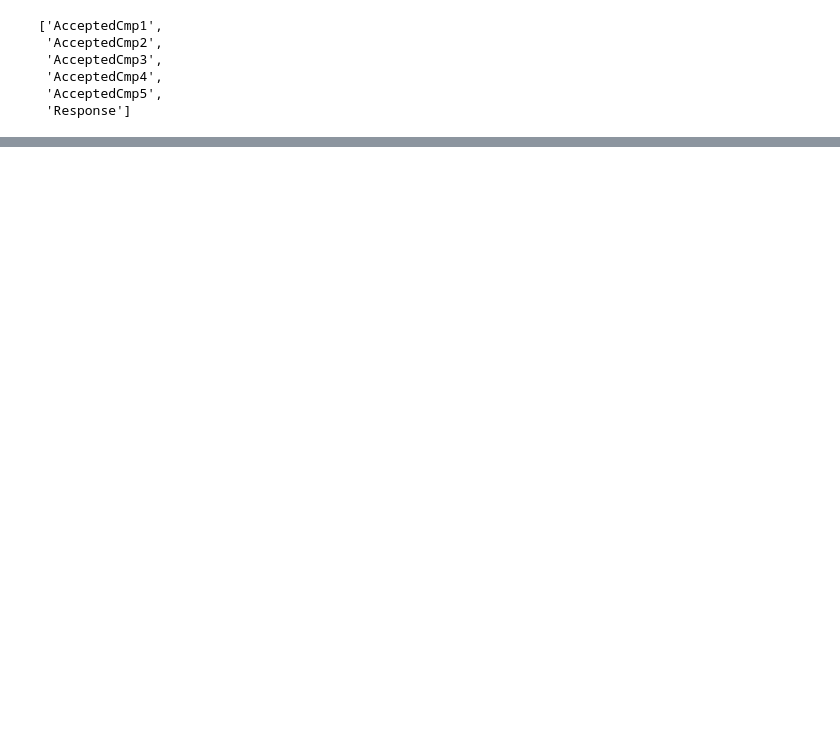
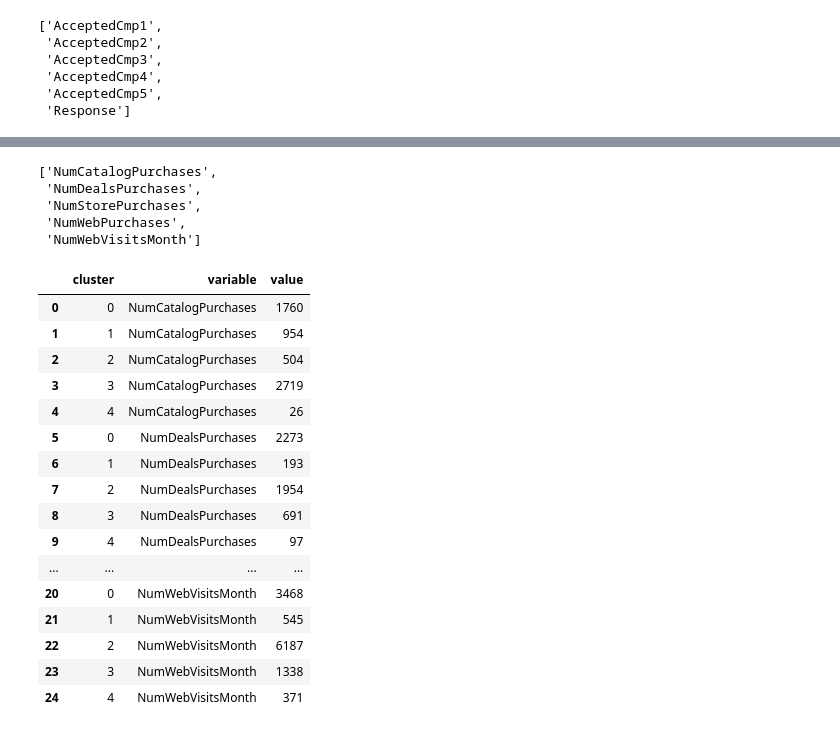
Before and after one commit to jorgecalvar/project-client-segmentation, a Jupyter notebook: models.ipynb, the cells around one changed output, grey strips where cells are left out. Cells and saved outputs as stored; diff of their text form; code cells hidden in the pictures; blank space fills up the shorter version.

```diff
--- a/models.ipynb
+++ b/models.ipynb
@@ -190,3 +191,39 @@ px.bar(
 )
 # %% [output]
 [interactive output not drawn]
+# %%
+num_columns = list(filter(lambda x: 'Num' in x, df2.columns))
+num_columns.sort()
+num_columns
+# %% [output]
+['NumCatalogPurchases',
+ 'NumDealsPurchases',
+ 'NumStorePurchases',
+ 'NumWebPurchases',
+ 'NumWebVisitsMonth']
+# %%
+df_for_nums = df2.loc[:, ['cluster']+num_columns].groupby(['cluster']).sum().reset_index()
+df_melted_for_nums = pd.melt(
+    df_for_nums,
+    id_vars=['cluster'],
+    value_vars=num_columns
+)
+df_melted_for_nums
+# %% [output]
+|  | cluster | variable | value |
+| 0 | 0 | NumCatalogPurchases | 1760 |
+| 1 | 1 | NumCatalogPurchases | 954 |
+| 2 | 2 | NumCatalogPurchases | 504 |
+| 3 | 3 | NumCatalogPurchases | 2719 |
+| 4 | 4 | NumCatalogPurchases | 26 |
+| 5 | 0 | NumDealsPurchases | 2273 |
+| 6 | 1 | NumDealsPurchases | 193 |
+| 7 | 2 | NumDealsPurchases | 1954 |
+| 8 | 3 | NumDealsPurchases | 691 |
+| 9 | 4 | NumDealsPurchases | 97 |
+| ... | ... | ... | ... |
+| 20 | 0 | NumWebVisitsMonth | 3468 |
+| 21 | 1 | NumWebVisitsMonth | 545 |
+| 22 | 2 | NumWebVisitsMonth | 6187 |
+| 23 | 3 | NumWebVisitsMonth | 1338 |
+| 24 | 4 | NumWebVisitsMonth | 371 |
```
Also changed, not shown: parts of 4 cells of this notebook.
